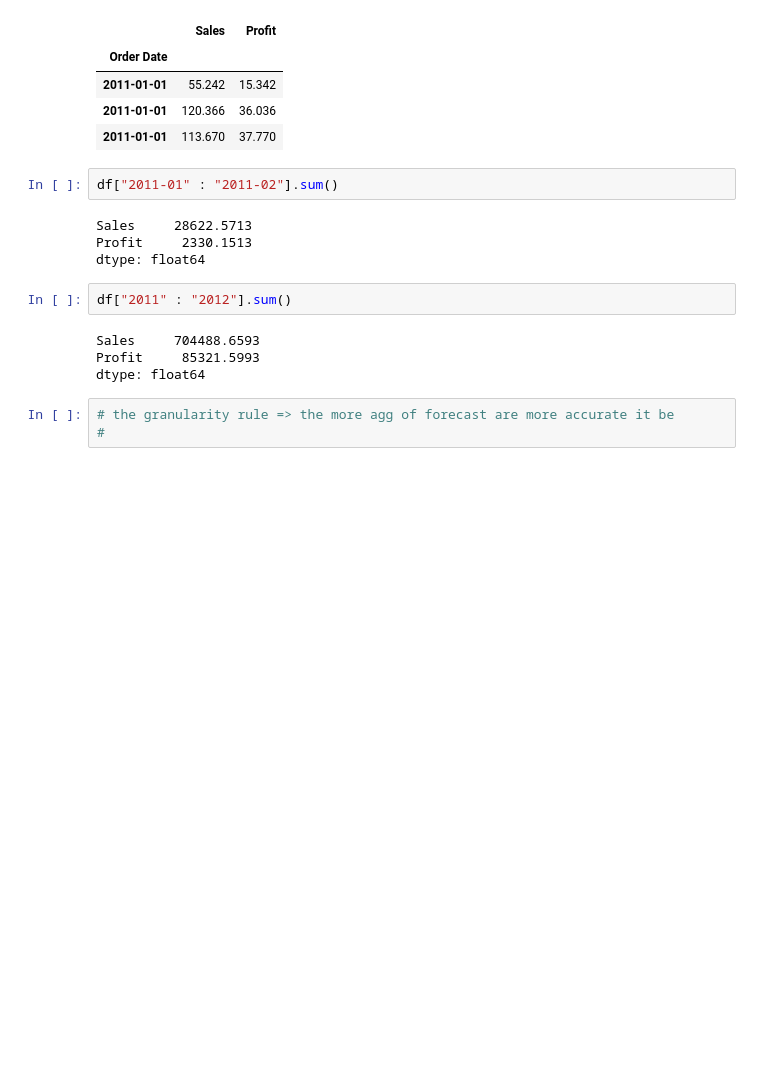
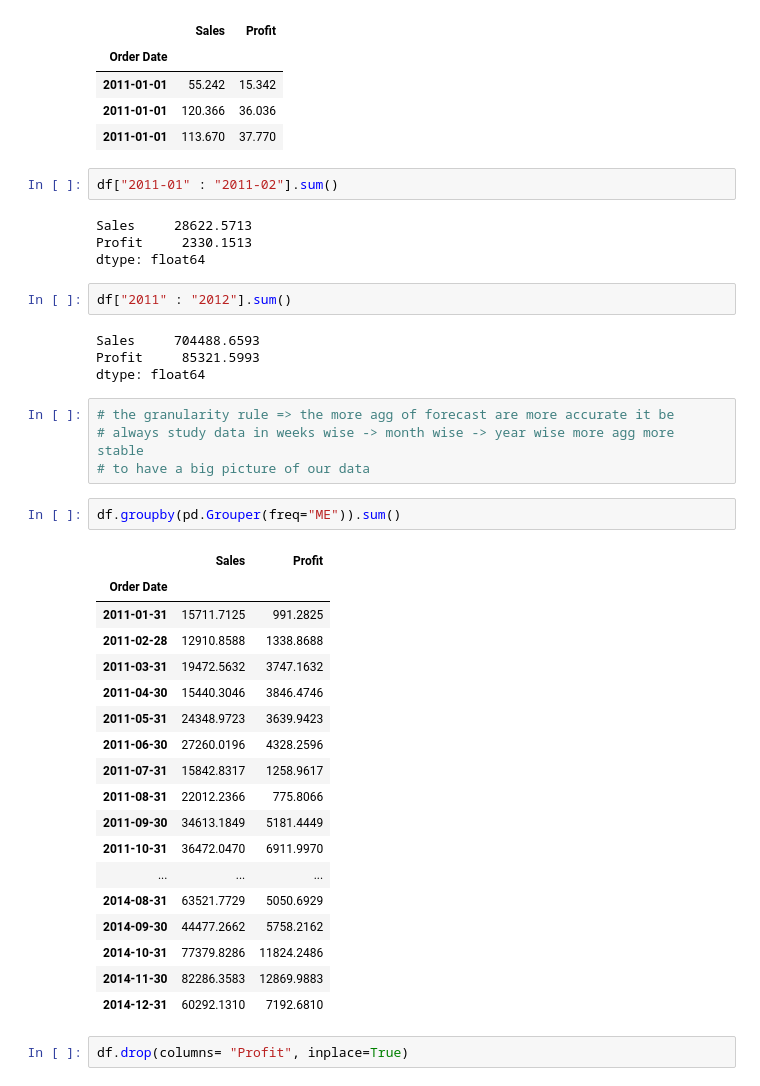
Before and after one commit to kaymansrinivasan/Machine_Learning, a Jupyter notebook: .ipynb/Time Series_1.ipynb, the cells around one changed output. Drawn from its saved outputs; the diff is of its cells as text; blank space fills up the shorter version.

```diff
--- a/.ipynb/Time Series_1.ipynb
+++ b/.ipynb/Time Series_1.ipynb
@@ -118,4 +121,28 @@ Profit     85321.5993
 dtype: float64
 # %%
 # the granularity rule => the more agg of forecast are more accurate it be
-#
+# always study data in weeks wise -> month wise -> year wise more agg more stable
+# to have a big picture of our data
+# %%
+df.groupby(pd.Grouper(freq="ME")).sum()
+# %% [output]
+|  | Sales | Profit |
+| Order Date |  |  |
+| 2011-01-31 | 15711.7125 | 991.2825 |
+| 2011-02-28 | 12910.8588 | 1338.8688 |
+| 2011-03-31 | 19472.5632 | 3747.1632 |
+| 2011-04-30 | 15440.3046 | 3846.4746 |
+| 2011-05-31 | 24348.9723 | 3639.9423 |
+| 2011-06-30 | 27260.0196 | 4328.2596 |
+| 2011-07-31 | 15842.8317 | 1258.9617 |
+| 2011-08-31 | 22012.2366 | 775.8066 |
+| 2011-09-30 | 34613.1849 | 5181.4449 |
+| 2011-10-31 | 36472.0470 | 6911.9970 |
+| ... | ... | ... |
+| 2014-08-31 | 63521.7729 | 5050.6929 |
+| 2014-09-30 | 44477.2662 | 5758.2162 |
+| 2014-10-31 | 77379.8286 | 11824.2486 |
+| 2014-11-30 | 82286.3583 | 12869.9883 |
+| 2014-12-31 | 60292.1310 | 7192.6810 |
+# %%
+df.drop(columns= "Profit", inplace=True)
```
Also changed, not shown: parts of 6 cells of this notebook.
